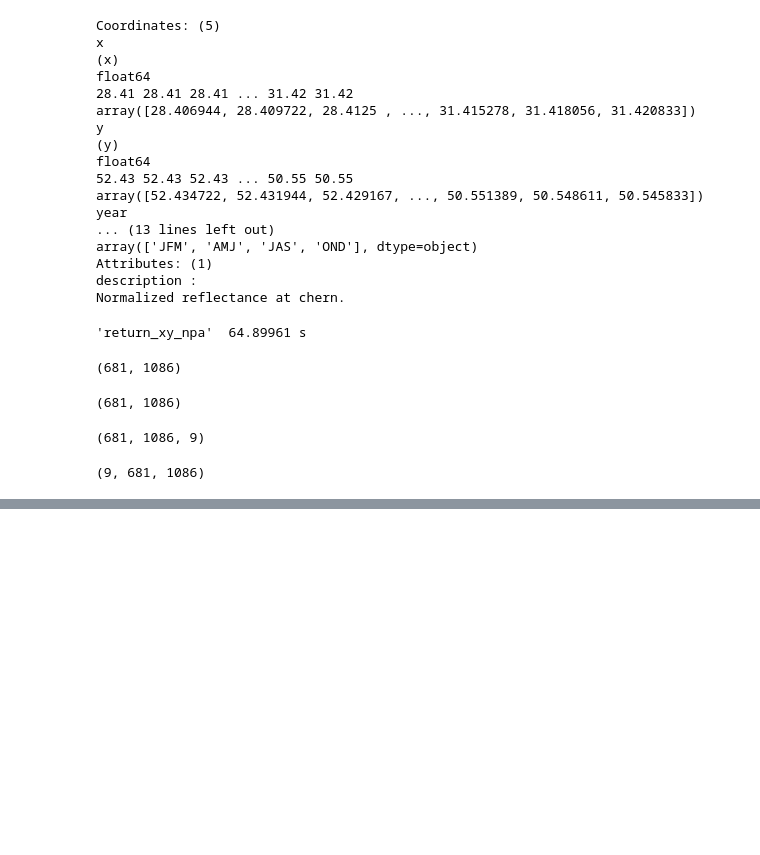
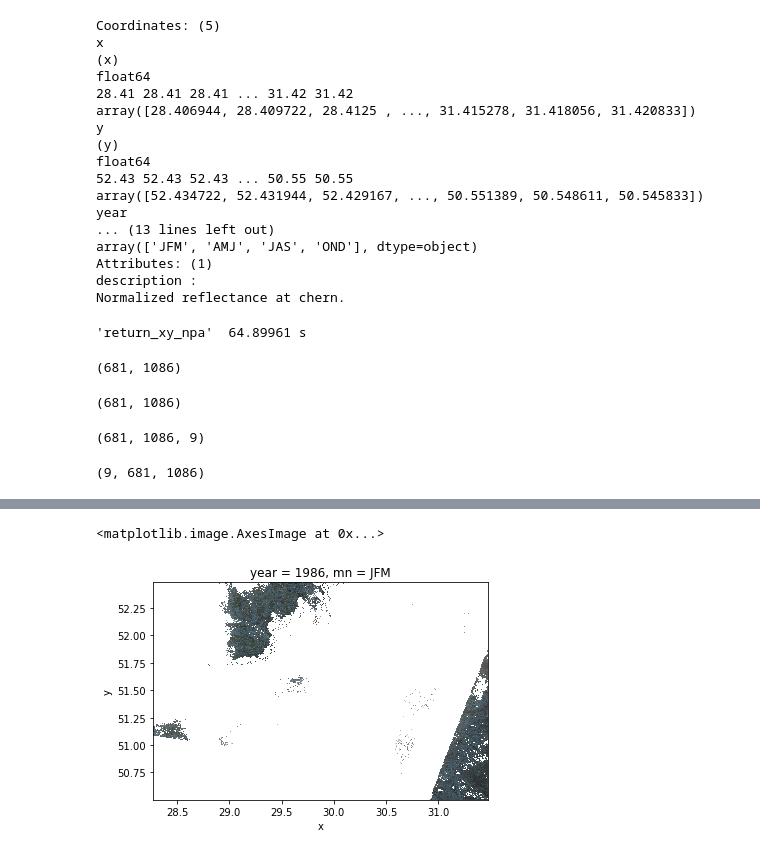
Before and after one commit to ai4er-cdt/geograph, a Jupyter notebook: notebooks/exploratory/sdat2-4-debug-np-load.ipynb, the cells around one changed output, grey strips where cells are left out. Cells and saved outputs as stored; diff of their text form; code cells hidden in the pictures; blank space fills up the shorter version.

```diff
--- a/notebooks/exploratory/sdat2-4-debug-np-load.ipynb
+++ b/notebooks/exploratory/sdat2-4-debug-np-load.ipynb
@@ -356,0 +367,5 @@ y_da.isel(year=range(0, 9)).values.shape
+# %%
+xr.open_dataset("/gws/nopw/j04/ai4er/guided-team-challenge/2021/biodiversity/gee_satellite_data/tmp_nc/chern_JFM_year_1986.nc").norm_refl.isel(year=0, mn=0).plot.imshow()
+# %% [output]
+<matplotlib.image.AxesImage at 0x...>
+[figure, added]
```
Also changed, not shown: parts of 4 cells of this notebook, 11 other files.
